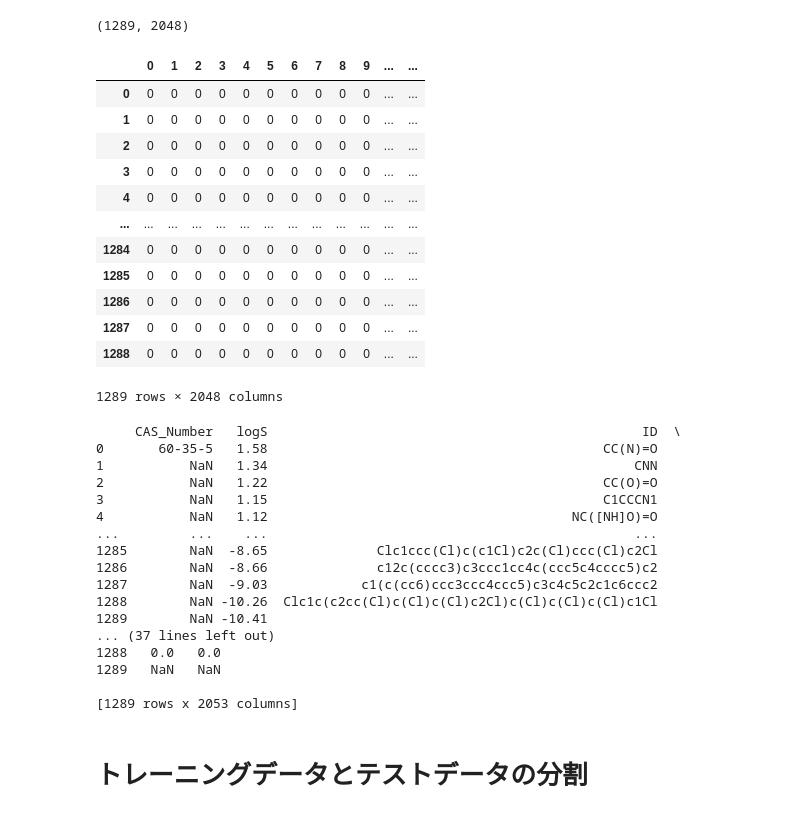
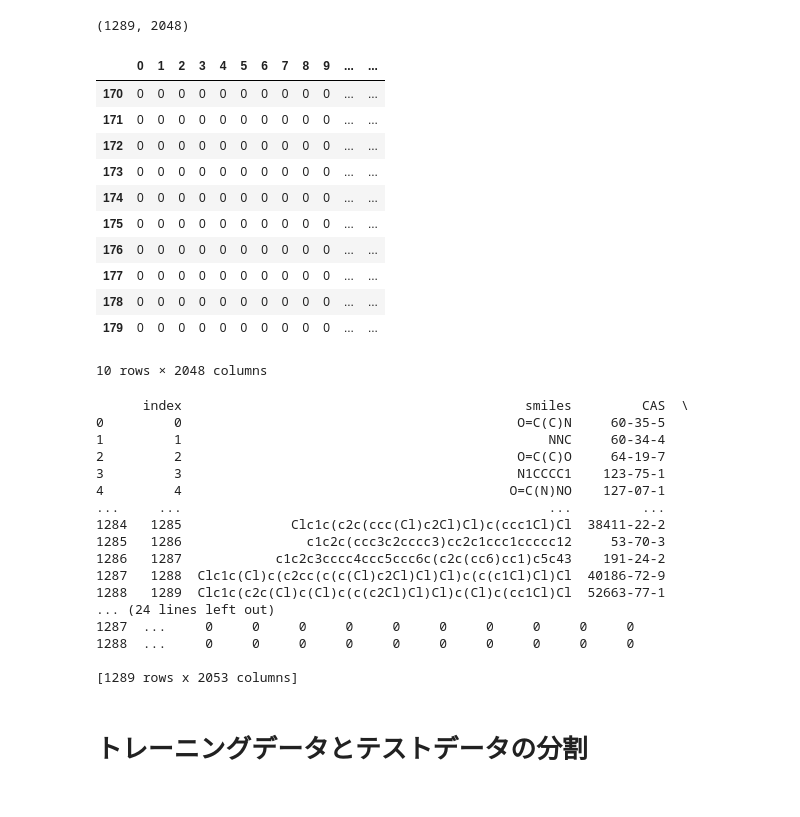
Before and after one commit to chemoinformatics-lecture/lecture-beginner, a Jupyter notebook: lesson06_scikit-learn/線形回帰_random_forest_fp.ipynb, the cells around one changed output. Cells and saved outputs as stored; diff of their text form; code cells hidden in the pictures.

```diff
--- a/lesson06_scikit-learn/線形回帰_random_forest_fp.ipynb
+++ b/lesson06_scikit-learn/線形回帰_random_forest_fp.ipynb
@@ -48,0 +32,2 @@ RDKit ERROR: [10:52:20] Unexpected error hit on line 8255
+# %%
+df = pd.read_csv('water_solubility.txt', sep='\t', header=None, names = ["smiles", "CAS", "logS"]) # データの読み込み
@@ -57,6 +43,4 @@ CA_Number     object
 dtype: object
-# %%
-df["logS"] = df["logS"].astype(float)
 # %%
 df.head(3)
 # %% [output]
@@ -81,2 +51,4 @@ dtype: object
 # %% [markdown]
 # データの読み込みと加工 (finger printの作成)
+# %%
+df = df.drop(175, axis=0)
@@ -83,3 +75,5 @@ dtype: object
+# %%
+df = df.reset_index()
 # %%
 import numpy as np
 
@@ -100,40 +94,39 @@ df_fp = pd.DataFrame(fingerprints)
 # %% [output]
 (1289, 2048)
 # %%
-df_fp
+df_fp[170:180]
 # %% [output]
 |  | 0 | 1 | 2 | 3 | 4 | 5 | 6 | 7 | 8 | 9 | ... | ... |
-| 0 | 0 | 0 | 0 | 0 | 0 | 0 | 0 | 0 | 0 | 0 | ... | ... |
-| 1 | 0 | 0 | 0 | 0 | 0 | 0 | 0 | 0 | 0 | 0 | ... | ... |
-| 2 | 0 | 0 | 0 | 0 | 0 | 0 | 0 | 0 | 0 | 0 | ... | ... |
-| 3 | 0 | 0 | 0 | 0 | 0 | 0 | 0 | 0 | 0 | 0 | ... | ... |
-| 4 | 0 | 0 | 0 | 0 | 0 | 0 | 0 | 0 | 0 | 0 | ... | ... |
-| ... | ... | ... | ... | ... | ... | ... | ... | ... | ... | ... | ... | ... |
-| 1284 | 0 | 0 | 0 | 0 | 0 | 0 | 0 | 0 | 0 | 0 | ... | ... |
-| 1285 | 0 | 0 | 0 | 0 | 0 | 0 | 0 | 0 | 0 | 0 | ... | ... |
-| 1286 | 0 | 0 | 0 | 0 | 0 | 0 | 0 | 0 | 0 | 0 | ... | ... |
-| 1287 | 0 | 0 | 0 | 0 | 0 | 0 | 0 | 0 | 0 | 0 | ... | ... |
-| 1288 | 0 | 0 | 0 | 0 | 0 | 0 | 0 | 0 | 0 | 0 | ... | ... |
+| 170 | 0 | 0 | 0 | 0 | 0 | 0 | 0 | 0 | 0 | 0 | ... | ... |
+| 171 | 0 | 0 | 0 | 0 | 0 | 0 | 0 | 0 | 0 | 0 | ... | ... |
+| 172 | 0 | 0 | 0 | 0 | 0 | 0 | 0 | 0 | 0 | 0 | ... | ... |
+| 173 | 0 | 0 | 0 | 0 | 0 | 0 | 0 | 0 | 0 | 0 | ... | ... |
+| 174 | 0 | 0 | 0 | 0 | 0 | 0 | 0 | 0 | 0 | 0 | ... | ... |
+| 175 | 0 | 0 | 0 | 0 | 0 | 0 | 0 | 0 | 0 | 0 | ... | ... |
+| 176 | 0 | 0 | 0 | 0 | 0 | 0 | 0 | 0 | 0 | 0 | ... | ... |
+| 177 | 0 | 0 | 0 | 0 | 0 | 0 | 0 | 0 | 0 | 0 | ... | ... |
+| 178 | 0 | 0 | 0 | 0 | 0 | 0 | 0 | 0 | 0 | 0 | ... | ... |
+| 179 | 0 | 0 | 0 | 0 | 0 | 0 | 0 | 0 | 0 | 0 | ... | ... |
-1289 rows × 2048 columns
+10 rows × 2048 columns
 # %%
 df_comb = df.join(df_fp)
 df_comb
 # %% [output]
-     CAS_Number   logS                                                ID  \
-0       60-35-5   1.58                                           CC(N)=O
-1           NaN   1.34                                               CNN
-2           NaN   1.22                                           CC(O)=O
-3           NaN   1.15                                           C1CCCN1
-4           NaN   1.12                                       NC([NH]O)=O
-...         ...    ...                                               ...
-1285        NaN  -8.65              Clc1ccc(Cl)c(c1Cl)c2c(Cl)ccc(Cl)c2Cl
-1286        NaN  -8.66              c12c(cccc3)c3ccc1cc4c(ccc5c4cccc5)c2
-1287        NaN  -9.03            c1(c(cc6)ccc3ccc4ccc5)c3c4c5c2c1c6ccc2
-1288        NaN -10.26  Clc1c(c2cc(Cl)c(Cl)c(Cl)c2Cl)c(Cl)c(Cl)c(Cl)c1Cl
-1289        NaN -10.41
-... (37 lines left out)
-1288   0.0   0.0
-1289   NaN   NaN
+      index                                            smiles         CAS  \
+0         0                                           O=C(C)N     60-35-5
+1         1                                               NNC     60-34-4
+2         2                                           O=C(C)O     64-19-7
+3         3                                           N1CCCC1    123-75-1
+4         4                                          O=C(N)NO    127-07-1
+...     ...                                               ...         ...
+1284   1285              Clc1c(c2c(ccc(Cl)c2Cl)Cl)c(ccc1Cl)Cl  38411-22-2
+1285   1286                c1c2c(ccc3c2cccc3)cc2c1ccc1ccccc12     53-70-3
+1286   1287            c1c2c3cccc4ccc5ccc6c(c2c(cc6)cc1)c5c43    191-24-2
+1287   1288  Clc1c(Cl)c(c2cc(c(c(Cl)c2Cl)Cl)Cl)c(c(c1Cl)Cl)Cl  40186-72-9
+1288   1289  Clc1c(c2c(Cl)c(Cl)c(c(c2Cl)Cl)Cl)c(Cl)c(cc1Cl)Cl  52663-77-1
+... (24 lines left out)
+1287  ...     0     0     0     0     0     0     0     0     0     0
+1288  ...     0     0     0     0     0     0     0     0     0     0
 
 [1289 rows x 2053 columns]
 # %% [markdown]
```
Also changed, not shown: parts of 27 cells of this notebook.
